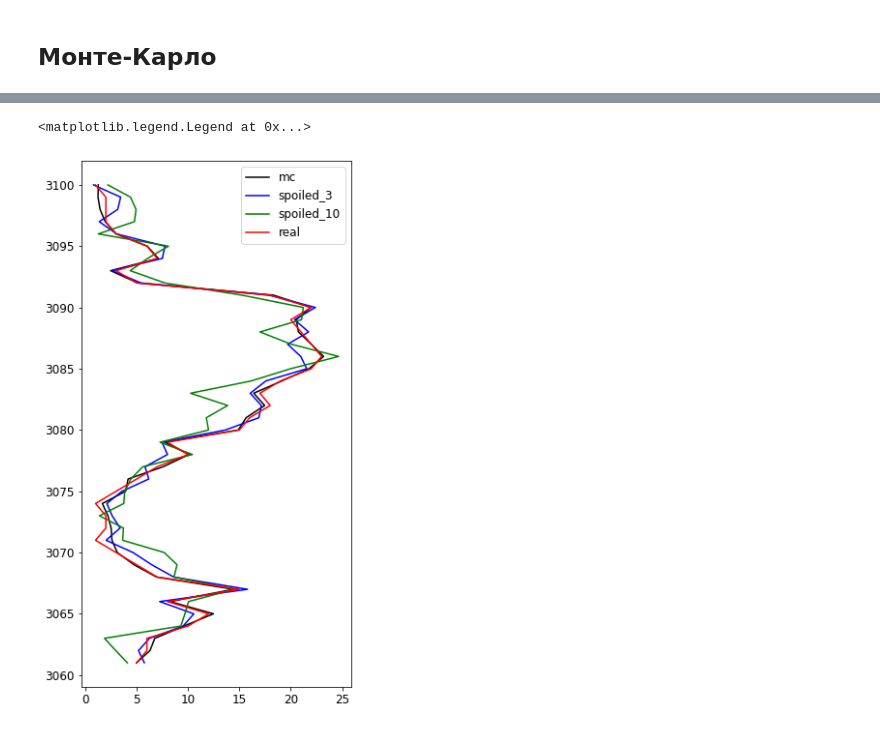
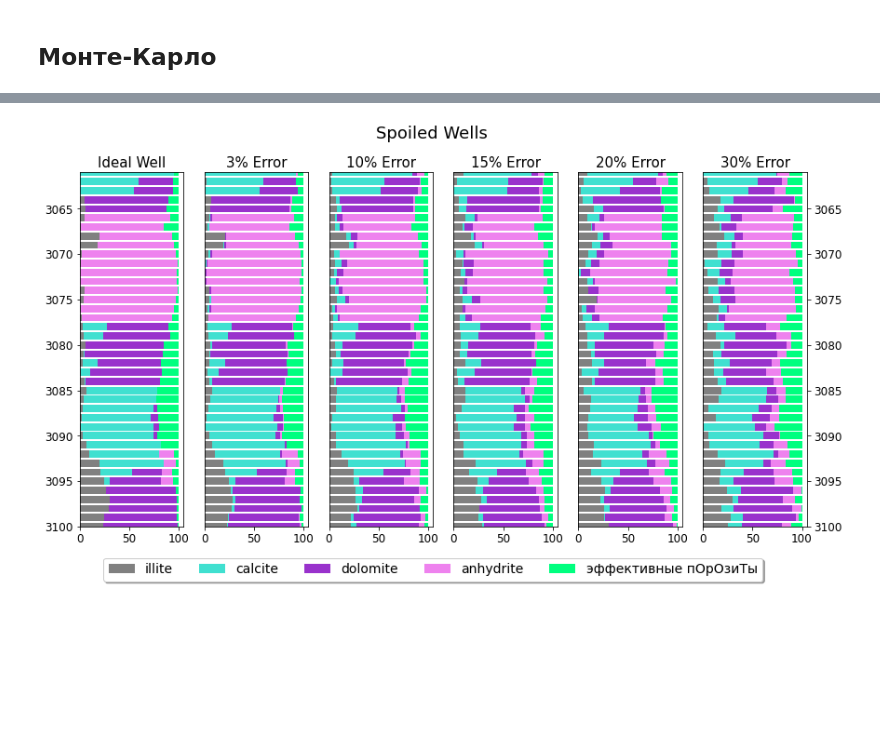
Before and after one commit to vdvorian/gradientDescent, a Jupyter notebook: artificial_well.ipynb, the cells around one changed output, grey strips where cells are left out. Saved outputs shown, nothing was run; the diff lists cells and outputs as text; code cells hidden in the pictures; blank space fills up the shorter version.

```diff
--- a/artificial_well.ipynb
+++ b/artificial_well.ipynb
@@ -1059,10 +1029,0 @@ vp_mc 6.189943564646025
-# %%
-plt.figure(figsize = (5, 10))
-plt.plot(all_por, depth, c = 'k')
-plt.plot(all_por_3, depth, c = 'b')
-plt.plot(all_por_10, depth, c = 'g')
-plt.plot(por_prop, depth, c = 'r')
-plt.legend(['mc', 'spoiled_3', 'spoiled_10','real'], fontsize = 12)
-# %% [output]
-<matplotlib.legend.Legend at 0x...>
-[figure, removed]
@@ -1068,0 +1039,45 @@ plt.legend(['mc', 'spoiled_3', 'spoiled_10','real'], fontsize = 12)
+# %%
+def draw_mineral_columns(error_mineral_columns, depth, title):
+
+    fig, axes = plt.subplots(nrows = 1, ncols = len(error_mineral_columns), figsize = (14, 7))
+    fig.suptitle(title, fontsize = 18)
+
+
+    for i in range(len(error_mineral_columns)):
+        error = error_mineral_columns[i]
+
+        cal = np.array(error[0])
+        dol = np.array(error[1])
+        anh = np.array(error[2])
+        ill = np.array(error[3])
+        por = np.array(error[4])
+
+        axes[i].barh(depth, ill, color = 'grey')
+        axes[i].barh(depth, cal, color = turquoise, left = ill)
+        axes[i].barh(depth, dol, color = dark_violet, left = cal + ill)
+        axes[i].barh(depth, anh, color = violet, left = dol + cal + ill)
+        axes[i].barh(depth, por, color = spring_green, left = anh + dol + cal + ill)
+        axes[i].set_ylim(bottom = max(depth), top = min(depth))
+        axes[i].yaxis.set_visible(False)
+
+    axes[0].yaxis.set_visible(True)
+    axes[-1].yaxis.set_visible(True)
+    axes[-1].yaxis.tick_right()
+
+
+    axes[0].legend(['illite', 'calcite', 'dolomite', 'anhydrite', 'эффективные пОрОзиТы'], fontsize = 14,
+                   loc = 'upper center', bbox_to_anchor=(3.4, -0.07), fancybox=True, shadow=True, ncol=6)
+
+
+    axes[0].set_title('Ideal Well', fontsize = 15)
+    axes[1].set_title('3% Error', fontsize = 15)
+    axes[2].set_title('10% Error', fontsize = 15)
+    axes[3].set_title('15% Error', fontsize = 15)
+    axes[4].set_title('20% Error', fontsize = 15)
+    axes[5].set_title('30% Error', fontsize = 15)
+
+    fig.tight_layout()
+# %%
+draw_mineral_columns(error_mineral_columns, depth, title = 'Spoiled Wells')
+# %% [output]
+[figure, added]
```
Also changed, not shown: parts of 24 cells of this notebook.
